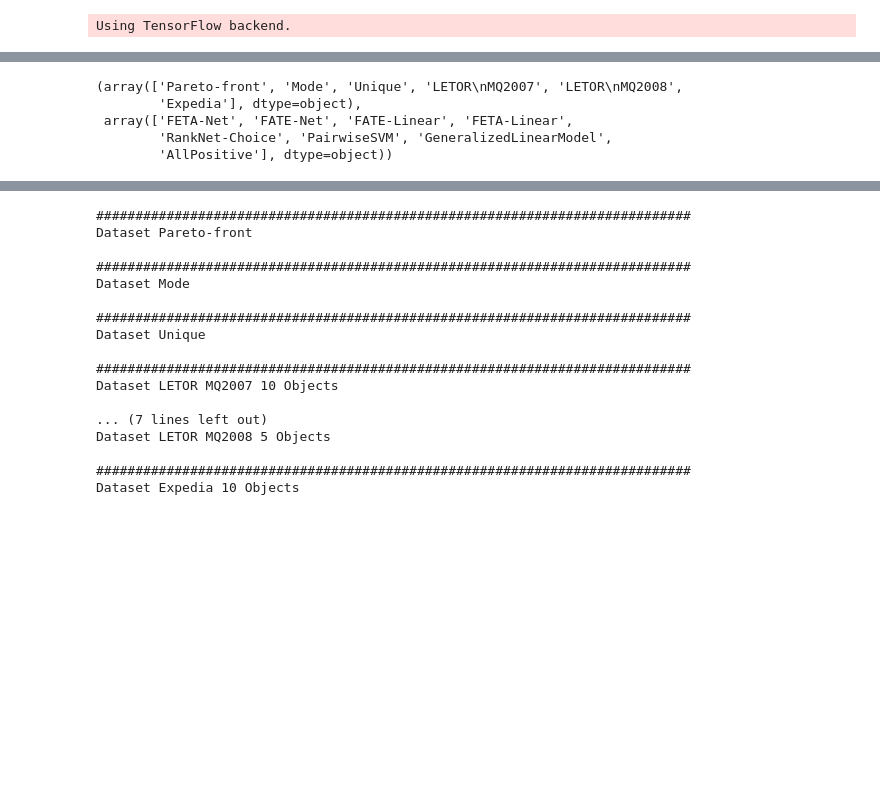
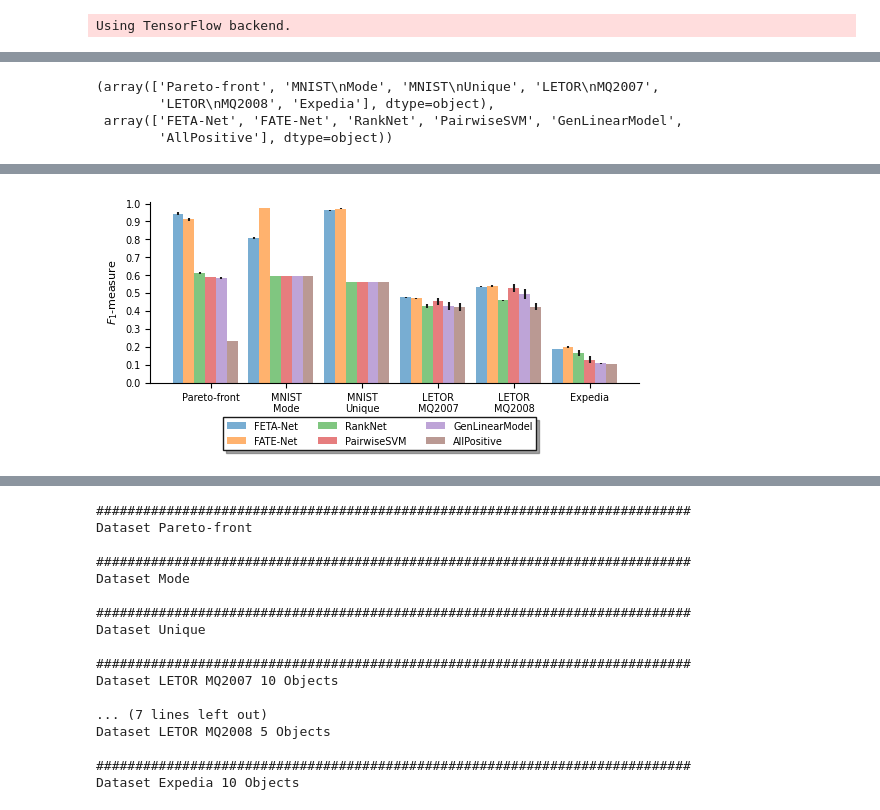
Before and after one commit to kiudee/cs-ranking, a Jupyter notebook: experiments/result_choice.ipynb, the cells around one changed output, grey strips where cells are left out. Cells and saved outputs as stored; diff of their text form; code cells hidden in the pictures; blank space fills up the shorter version.

```diff
--- a/experiments/result_choice.ipynb
+++ b/experiments/result_choice.ipynb
@@ -82,7 +101,7 @@ df
 | 7 | Pareto-front | AllPositive | 0.232±0.000 | 0.133±0.000 | 1.000±0.000 | 0.000±0.000 | 0.133±0.000 | ... |
 # %%
 import copy
-from csrank.experiments.constants import RANDOM_CHOICE
+from csrank.experiments.constants import FETALINEAR_CHOICE, FATELINEAR_CHOICE
 dataFrame = None
 for dataset in datasets:
     df = create_final_result(dataset, get_combined_results_plot ,latex_row=False)
@@ -90,21 +109,24 @@ for dataset in datasets:
         dataFrame = copy.copy(df)
     else:
         dataFrame = dataFrame.append(df, ignore_index=True)
+
 searchFor = ["5 Objects", "Critique"]
 df = dataFrame[~dataFrame.Dataset.str.contains('|'.join(searchFor))]
 df.replace(to_replace=r' 10 Objects', value='', regex=True, inplace=True)
-df.replace(to_replace=r'LETOR ', value='LETOR\n', regex=True, inplace=True)
+df.replace(to_replace=r'LETOR-', value='LETOR\n', regex=True, inplace=True)
+df.replace(to_replace=r'MNIST-', value='MNIST\n', regex=True, inplace=True)
+searchFor = [models_dict[FETALINEAR_CHOICE], models_dict[FATELINEAR_CHOICE]]
+df = df[~df[learning_model].str.contains('|'.join(searchFor))]
 df.Dataset.unique(), df[learning_model].unique()
 # %% [output]
-(array(['Pareto-front', 'Mode', 'Unique', 'LETOR\nMQ2007', 'LETOR\nMQ2008',
-        'Expedia'], dtype=object),
- array(['FETA-Net', 'FATE-Net', 'FATE-Linear', 'FETA-Linear',
-        'RankNet-Choice', 'PairwiseSVM', 'GeneralizedLinearModel',
+(array(['Pareto-front', 'MNIST\nMode', 'MNIST\nUnique', 'LETOR\nMQ2007',
+        'LETOR\nMQ2008', 'Expedia'], dtype=object),
+ array(['FETA-Net', 'FATE-Net', 'RankNet', 'PairwiseSVM', 'GenLinearModel',
         'AllPositive'], dtype=object))
 # %%
 from csrank.constants import DISCRETE_CHOICE
 import matplotlib.pyplot as plt
-%matplotlib notebook
+%matplotlib inline
 import seaborn as sns
 sns.set(color_codes=True)
 plt.style.use('default')
@@ -112,6 +134,8 @@ plt.style.use('default')
 extension = 'pdf'
 fname = os.path.join(DIR_PATH, FOLDER, "{}_{}.{}")
 start = 0.0
-ncols = 4
-plts = bar_plot_for_problem(df, learning_problem, start, ncols, fname, extension)
+ncols = 3
+params = dict(loc='lower right', bbox_to_anchor=(0.8, -0.4), ncol=ncols, fancybox=False, shadow=True,
+                facecolor='white', edgecolor='k', fontsize=7)
+plts = bar_plot_for_problem2(df, learning_problem, start, params, extension)
 # %% [output]
@@ -120,3 +142,4 @@ plts = bar_plot_for_problem(df, learning_problem, start, ncols, fname, extension
+[figure, added]
 # %%
 import copy
 dataFrame = None
```
Also changed, not shown: parts of 3 cells of this notebook, 17 other files.
